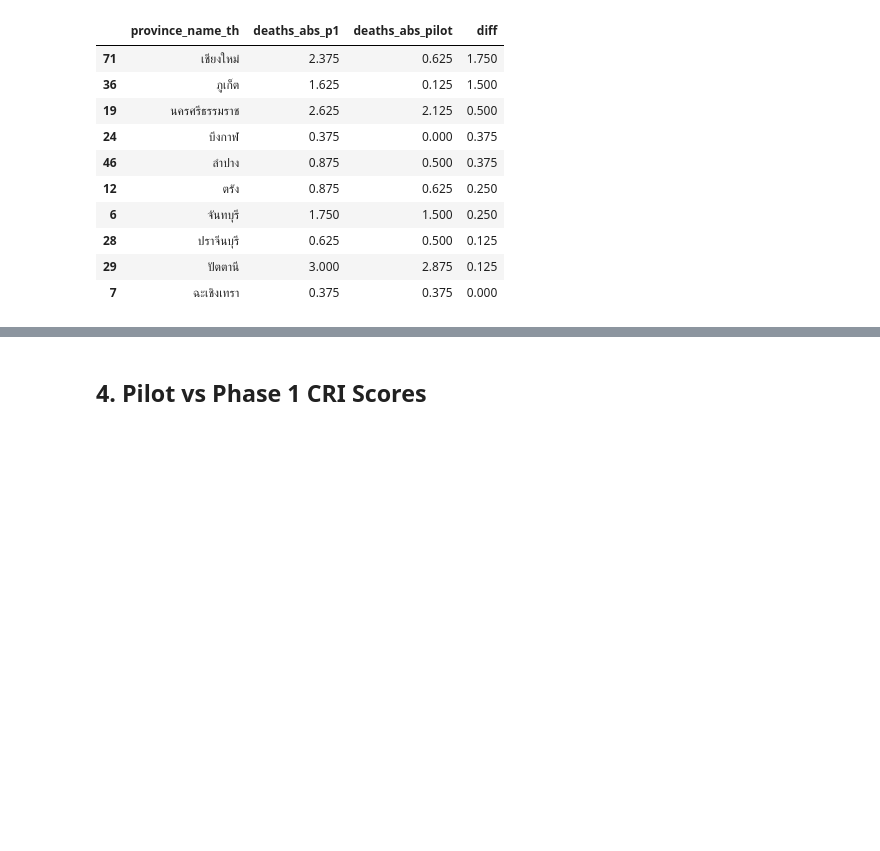
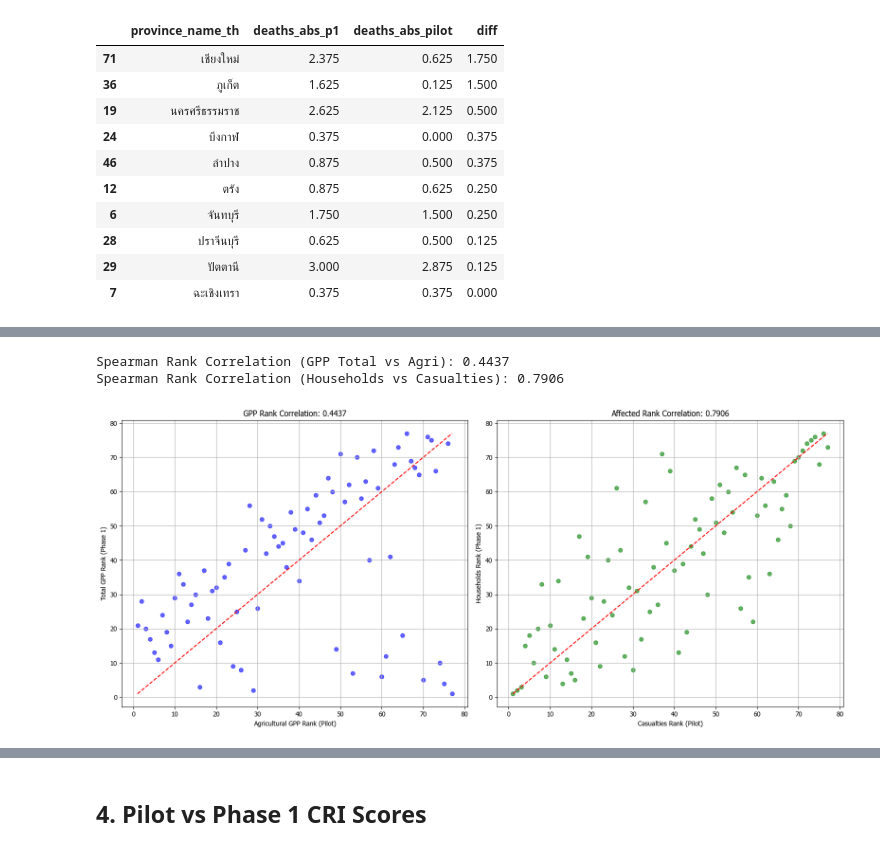
Before and after one commit to Bossax/arun-creagy, a Jupyter notebook: ψ/incubate/DCCE/CRI/data_system/script/analysis_notebooks/cri_methodology_comparison.ipynb, the cells around one changed output, grey strips where cells are left out. Cells and saved outputs as stored; diff of their text form; code cells hidden in the pictures; blank space fills up the shorter version.

```diff
--- a/ψ/incubate/DCCE/CRI/data_system/script/analysis_notebooks/cri_methodology_comparison.ipynb
+++ b/ψ/incubate/DCCE/CRI/data_system/script/analysis_notebooks/cri_methodology_comparison.ipynb
@@ -393,0 +356,47 @@ display(affected_check.sort_values('pct_diff', ascending=False).head(10))
+# %%
+from scipy.stats import spearmanr
+
+# 1. GPP Rank Correlation
+gpp_corr_df = p1_df[['province_name_th', 'gpp_total_p1']].merge(
+    pilot_df[['province_name_th', 'gpp_agri_pilot']], on='province_name_th'
+)
+gpp_corr_df['rank_p1'] = gpp_corr_df['gpp_total_p1'].rank(ascending=False)
+gpp_corr_df['rank_pilot'] = gpp_corr_df['gpp_agri_pilot'].rank(ascending=False)
+
+gpp_corr, _ = spearmanr(gpp_corr_df['rank_p1'], gpp_corr_df['rank_pilot'])
+
+# 2. Affected Rank Correlation
+aff_corr_df = p1_df[['province_name_th', 'affected_abs']].merge(
+    pilot_df[['province_name_th', 'affected_abs']], on='province_name_th', suffixes=('_p1', '_pilot')
+)
+aff_corr_df['rank_p1'] = aff_corr_df['affected_abs_p1'].rank(ascending=False)
+aff_corr_df['rank_pilot'] = aff_corr_df['affected_abs_pilot'].rank(ascending=False)
+
+aff_corr, _ = spearmanr(aff_corr_df['rank_p1'], aff_corr_df['rank_pilot'])
+
+print(f'Spearman Rank Correlation (GPP Total vs Agri): {gpp_corr:.4f}')
+print(f'Spearman Rank Correlation (Households vs Casualties): {aff_corr:.4f}')
+
+# Visualization
+fig, (ax1, ax2) = plt.subplots(1, 2, figsize=(16, 7))
+
+ax1.scatter(gpp_corr_df['rank_pilot'], gpp_corr_df['rank_p1'], alpha=0.6, color='blue')
+ax1.plot([1, 77], [1, 77], color='red', linestyle='--')
+ax1.set_title(f'GPP Rank Correlation: {gpp_corr:.4f}')
+ax1.set_xlabel('Agricultural GPP Rank (Pilot)')
+ax1.set_ylabel('Total GPP Rank (Phase 1)')
+ax1.grid(True)
+
+ax2.scatter(aff_corr_df['rank_pilot'], aff_corr_df['rank_p1'], alpha=0.6, color='green')
+ax2.plot([1, 77], [1, 77], color='red', linestyle='--')
+ax2.set_title(f'Affected Rank Correlation: {aff_corr:.4f}')
+ax2.set_xlabel('Casualties Rank (Pilot)')
+ax2.set_ylabel('Households Rank (Phase 1)')
+ax2.grid(True)
+
+plt.tight_layout()
+plt.show()
+# %% [output]
+Spearman Rank Correlation (GPP Total vs Agri): 0.4437
+Spearman Rank Correlation (Households vs Casualties): 0.7906
+[figure, added]
```
Also changed, not shown: parts of 23 cells of this notebook, 17 other files.
